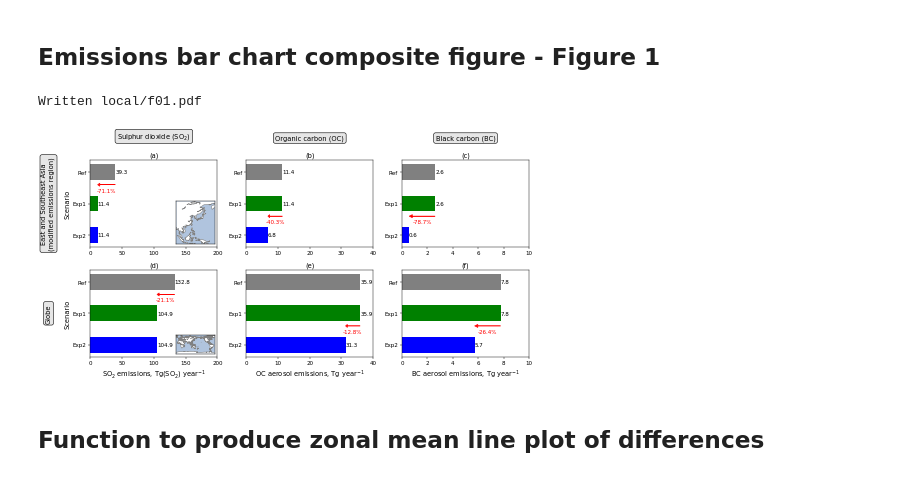
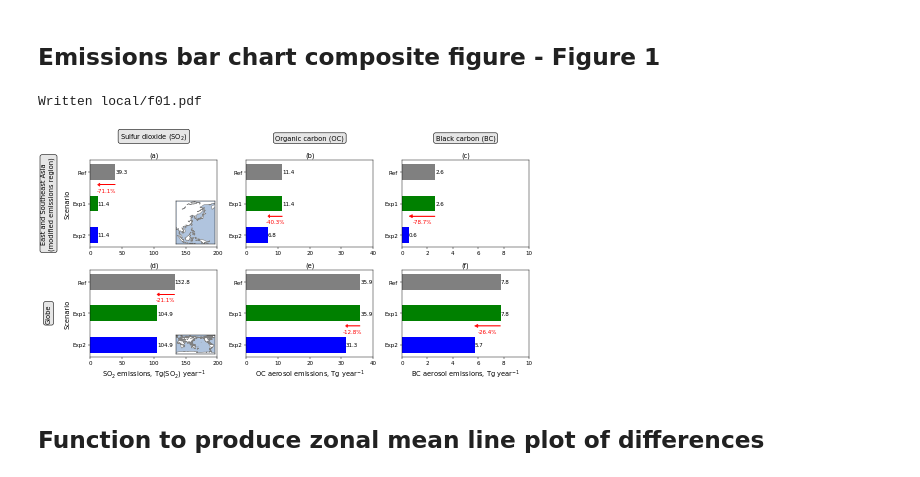
Before and after one commit to grandey/p17d-sulphur-eas-eqm, a Jupyter notebook: analysis_draft2018a/figures_draft2018a.ipynb, the cells around one changed output. Saved outputs shown, nothing was run; the diff lists cells and outputs as text; code cells hidden in the pictures.

Commit message:
figures_draft2018a.ipynb: correcting sulphur to sulfur
Also removing cell suppressing warning (redundant following conda
update).

```diff
--- a/analysis_draft2018a/figures_draft2018a.ipynb
+++ b/analysis_draft2018a/figures_draft2018a.ipynb
@@ -89,7 +81,7 @@ warnings.filterwarnings('ignore',
 # %%
 def emissions_bars(species='so2tot',
                    title=None,
-                   xlabel=r'Sulphur dioxide emissions, Tg(SO$_2$) year$^{-1}$',
+                   xlabel=r'Sulfur dioxide emissions, Tg(SO$_2$) year$^{-1}$',
                    xlim=None,
                    ylabel=True,
                    region='ESEAs',
@@ -186,7 +178,7 @@ if False:
 # Set up figure
 fig = plt.figure(figsize=(12, 6))
 gs = gridspec.GridSpec(2, 3)
-# Sulphur dioxide bar charts
+# Sulfur dioxide bar charts
 species = 'so2tot'
 xlabel = r'SO$_2$ emissions, Tg(SO$_2$) year$^{-1}$'
 xlim = [0, 200]
@@ -220,35 +212,35 @@ ax5 = emissions_bars(species=species, title='(c)',
                      ax=plt.subplot(gs[0, 2]))
 ax6 = emissions_bars(species=species, title='(f)',
                      xlabel=xlabel, xlim=xlim, ylabel=False,
                      region='Globe', map_inset=False,
                      ax=plt.subplot(gs[1, 2]))
 # Column titles
 for ax, title in zip([ax1, ax3, ax5],
-                     [r'Sulphur dioxide (SO$_2$)',
+                     [r'Sulfur dioxide (SO$_2$)',
                       r'Organic carbon (OC)',
                       r'Black carbon (BC)']):
     ax.text(0.5, 1.22, title,
             transform=ax.transAxes, fontsize='large',
             verticalalignment='bottom', horizontalalignment='center',
             bbox={'boxstyle': 'round, pad=0.3', 'fc': '0.9', 'ec': 'k'})
 # Row titles
 for ax, title in zip([ax1, ax2],
                      ['East and Southeast Asia\n(modified emissions region)',
                       'Globe']):
     ax.text(-0.33, 0.5, title,
             transform=ax.transAxes, fontsize='large', rotation=90,
             verticalalignment='center', horizontalalignment='center',
             bbox={'boxstyle': 'round, pad=0.3', 'fc': '0.9', 'ec': 'k'})
 # Prevent overlapping labels
 fig.tight_layout()
 # Save figure
 ofilename = 'local/f{:02}.pdf'.format(figure_counter)
 fig.savefig(ofilename, bbox_inches='tight', dpi=300)
 print('Written {}'.format(ofilename))
 figure_counter += 1
 # %% [output]
 Written local/f01.pdf
-[figure, old version]
+[figure, new version]
 # %% [markdown]
 ## Function to produce zonal mean line plot of differences
 # %%
```
Also changed, not shown: parts of 4 cells of this notebook.
